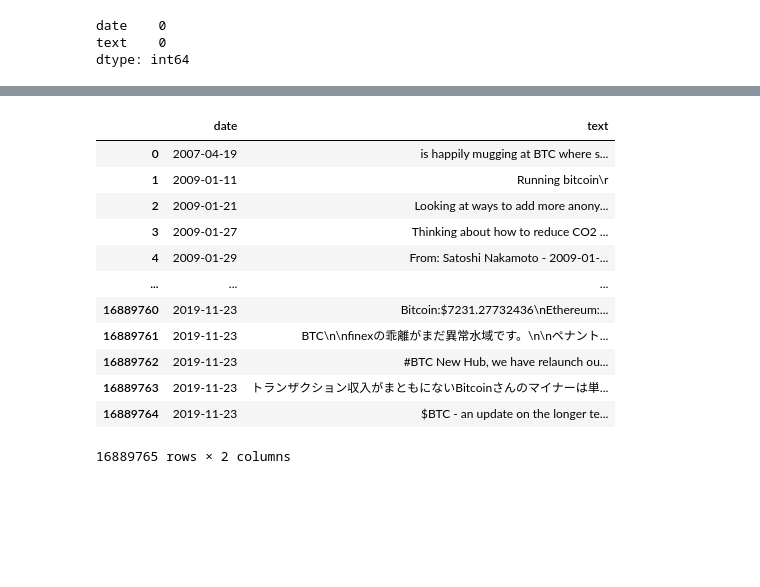
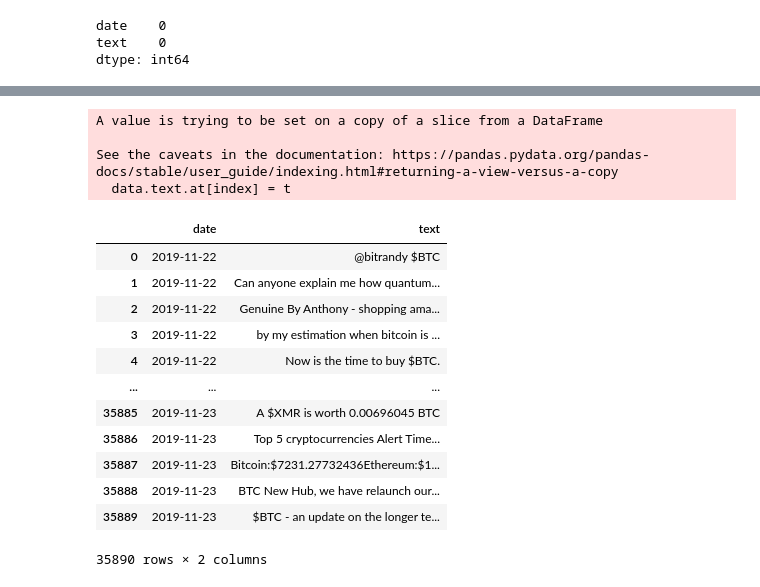
Before and after one commit to JCamposx/bitcoin-price-prediction, a Jupyter notebook: tweets_preproc.ipynb, the cells around one changed output, grey strips where cells are left out. Cells and saved outputs as stored; diff of their text form; code cells hidden in the pictures; blank space fills up the shorter version.

```diff
--- a/tweets_preproc.ipynb
+++ b/tweets_preproc.ipynb
@@ -46,0 +51,4 @@ dtype: int64
+# %%
+data = data.sort_values(by='date')
+data = data.reset_index(drop=True)
+data
@@ -46,0 +69,4 @@ dtype: int64
+# %%
+data = data.loc[16889765 - 50000:]
+data.reset_index(drop=True, inplace=True)
+data
@@ -47,49 +87,43 @@ dtype: int64
 # %%
+import re
 from langdetect import detect
 
 for index, t in enumerate(data.text):
     try:
-        t = " ".join(filter(lambda x: x[0] != '@', t.split()))
-        t = " ".join(filter(lambda x: x[0:4] != 'http', t.split()))
-        t = t.replace('#', '')
-        t = t.replace('\n', '')
-        t = t.replace('\t', '')
-        t = t.replace('\b', '')
-        t = t.replace('\r', '')
-        t = t.replace('\\', '')
+        t = re.sub(r'(https|http)?:\/\/(\w|\.|\/|\?|\=|\&|\%)*\b', '', t, flags=re.MULTILINE)
+        t = re.sub(r'(\s)@\w+', '', t)
+
+        t = t.replace('#', '').replace('\n', '').replace('\r', '').replace('\b', '').replace(
+        '\t', '').replace('\\', '').replace('  ', ' ')
 
         if detect(t) != 'en':
-            data.drop(index)
+            data = data.drop(index)
         else:
-            data.text[index] = t
+            data.text.at[index] = t
     except:
-        data.drop(index)
-
-    if (index == 10):
-        break
+        data = data.drop(index)
+# %% [output]
+A value is trying to be set on a copy of a slice from a DataFrame
+
+See the caveats in the documentation: https://pandas.pydata.org/pandas-docs/stable/user_guide/indexing.html#returning-a-view-versus-a-copy
+  data.text.at[index] = t
-# %%
-from datetime import datetime
-
-data.date = np.array(
-    [datetime.strptime(d.split(' ')[0], '%Y-%m-%d') for d in data.date])
 # %%
-data.sort_values(by='date', inplace=True)
 data.reset_index(drop=True, inplace=True)
 data
 # %% [output]
 |  | date | text |
-| 0 | 2007-04-19 | is happily mugging at BTC where s... |
-| 1 | 2009-01-11 | Running bitcoin\r |
-| 2 | 2009-01-21 | Looking at ways to add more anony... |
-| 3 | 2009-01-27 | Thinking about how to reduce CO2 ... |
-| 4 | 2009-01-29 | From: Satoshi Nakamoto - 2009-01-... |
+| 0 | 2019-11-22 | @bitrandy $BTC |
+| 1 | 2019-11-22 | Can anyone explain me how quantum... |
+| 2 | 2019-11-22 | Genuine By Anthony - shopping ama... |
+| 3 | 2019-11-22 | by my estimation when bitcoin is ... |
+| 4 | 2019-11-22 | Now is the time to buy $BTC. |
 | ... | ... | ... |
-| 16889760 | 2019-11-23 | Bitcoin:$7231.27732436\nEthereum:... |
-| 16889761 | 2019-11-23 | BTC\n\nfinexの乖離がまだ異常水域です。\n\nペナント... |
-| 16889762 | 2019-11-23 | #BTC New Hub, we have relaunch ou... |
-| 16889763 | 2019-11-23 | トランザクション収入がまともにないBitcoinさんのマイナーは単... |
-| 16889764 | 2019-11-23 | $BTC - an update on the longer te... |
+| 35885 | 2019-11-23 | A $XMR is worth 0.00696045 BTC |
+| 35886 | 2019-11-23 | Top 5 cryptocurrencies Alert Time... |
+| 35887 | 2019-11-23 | Bitcoin:$7231.27732436Ethereum:$1... |
+| 35888 | 2019-11-23 | BTC New Hub, we have relaunch our... |
+| 35889 | 2019-11-23 | $BTC - an update on the longer te... |
-16889765 rows × 2 columns
+35890 rows × 2 columns
 # %%
 def check_skipped_days():
     x = 0
```
Also changed, not shown: parts of 20 cells of this notebook, 4 other files.
